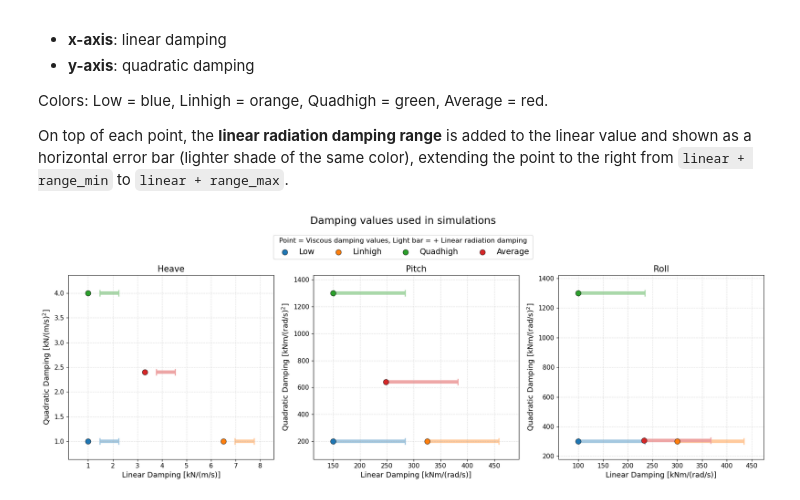
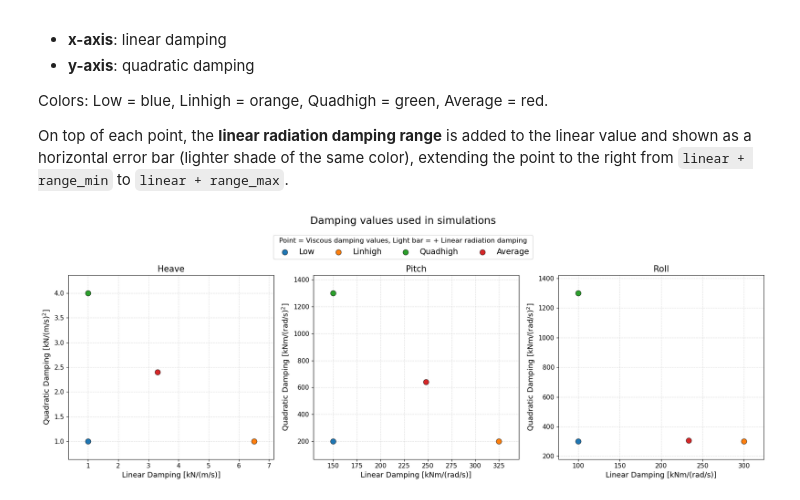
Before and after one commit to veravanspronsen/PHASE2_V2, a Jupyter notebook: Report/viscandraddamping_plot.ipynb, the cells around one changed output. Saved outputs shown, nothing was run; the diff lists cells and outputs as text; code cells hidden in the pictures.

```diff
--- a/Report/viscandraddamping_plot.ipynb
+++ b/Report/viscandraddamping_plot.ipynb
@@ -72,43 +72,43 @@ for ax, dof in zip(axes, dofs):
     d = data[dof]
     rmin, rmax = d["radiation_range"]
 
     for cat in categories:
         x = d["linear"][cat]
         y = d["quadratic"][cat]
         c = colors[cat]
         c_light = lighten(c, 0.55)
 
-        # Linear value + radiation damping range, drawn as a horizontal error bar
-        # extending to the right (lighter shade of the category color).
-        x_lo = x + rmin
-        x_hi = x + rmax
-        x_center = 0.5 * (x_lo + x_hi)
-        ax.errorbar(
-            x_center, y,
-            xerr=[[x_center - x_lo], [x_hi - x_center]],
-            fmt="none", ecolor=c_light, elinewidth=6, capsize=6,
-            capthick=2, alpha=0.9, zorder=1,
-        )
+    #     # Linear value + radiation damping range, drawn as a horizontal error bar
+    #     # extending to the right (lighter shade of the category color).
+    #     x_lo = x + rmin
+    #     x_hi = x + rmax
+    #     x_center = 0.5 * (x_lo + x_hi)
+    #     ax.errorbar(
+    #         x_center, y,
+    #         xerr=[[x_center - x_lo], [x_hi - x_center]],
+    #         fmt="none", ecolor=c_light, elinewidth=6, capsize=6,
+    #         capthick=2, alpha=0.9, zorder=1,
+    #     )
 
-        # Original data point (full color) on top
+    #     # Original data point (full color) on top
         ax.scatter(x, y, color=c, s=90, zorder=3, label=cat,
                    edgecolors="black", linewidths=0.6)
 
     ax.set_title(dof)
     ax.set_xlabel(d["xlabel"])
     ax.set_ylabel(d["ylabel"])
     ax.grid(True, linestyle="--", alpha=0.4)
     ax.margins(0.12)
 
 # Single shared legend (categories + range explanation)
 handles, labels = axes[0].get_legend_handles_labels()
 fig.legend(handles, labels, loc="upper center", ncol=4, fontsize=14,
            bbox_to_anchor=(0.5, 1.04), frameon=True,
            title="Point = Viscous damping values, Light bar = + Linear radiation damping")
 
 fig.suptitle("Damping values used in simulations", fontsize=18, y=1.10)
 fig.tight_layout()
 plt.savefig("damping_values.png", dpi=200, bbox_inches="tight")
 plt.show()
 # %% [output]
-[figure, old version]
+[figure, new version]
```
Also changed, not shown: 8 other files.
